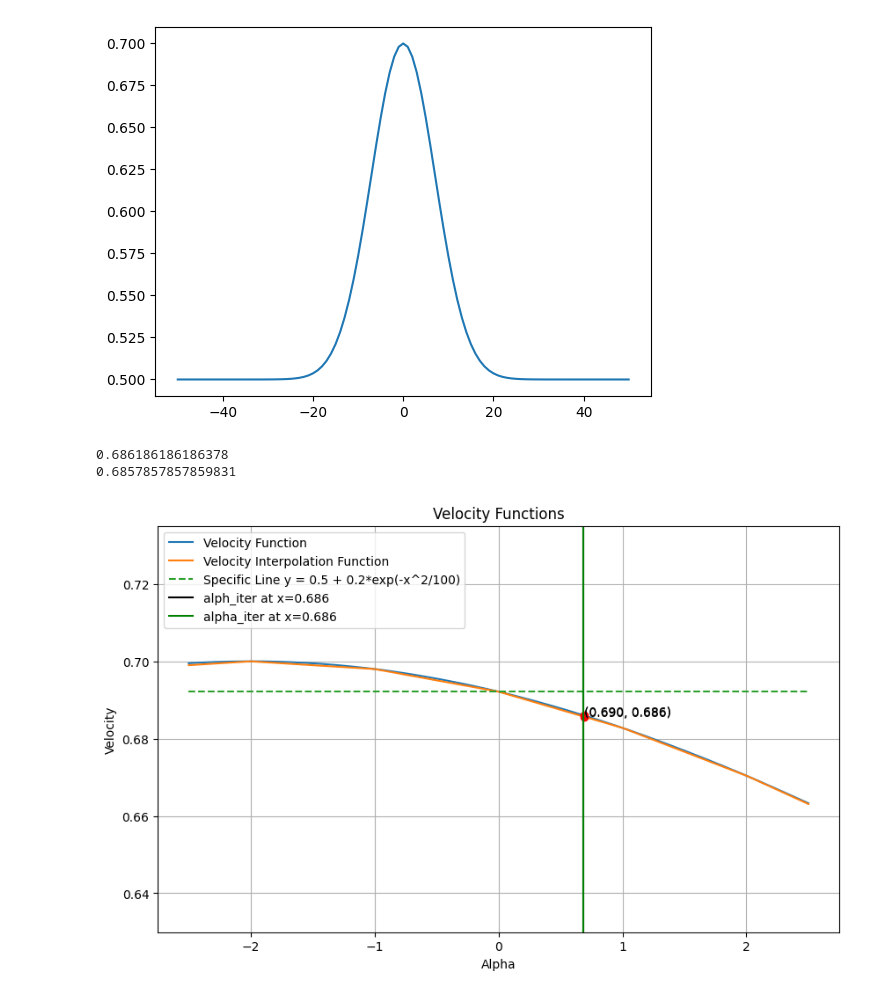
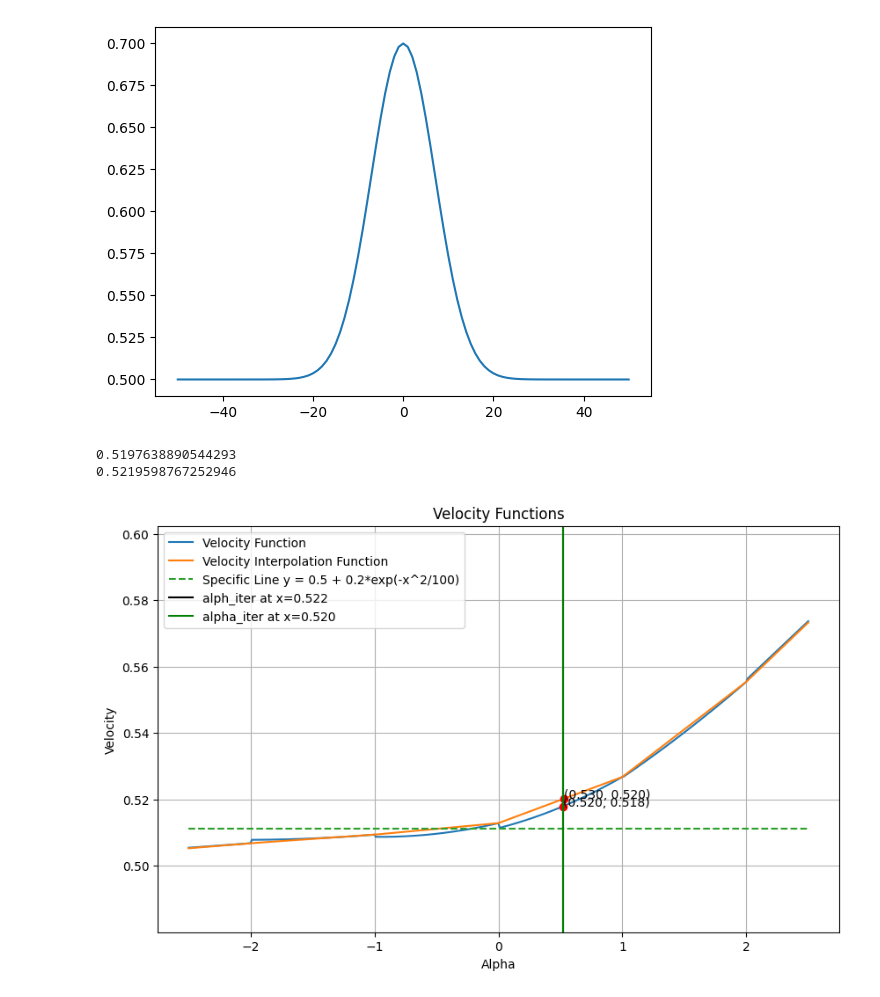
Before and after one commit to atharvanmahajan/Plasma-Physics-Internship, a Jupyter notebook: 1d_rancic_burger.ipynb, the cells around one changed output. Saved outputs shown, nothing was run; the diff lists cells and outputs as text; code cells hidden in the pictures.

Commit message:
Rewrote logic for rancic, implemented dx and dt step sizes and iterative alpha finding algorithm

```diff
--- a/1d_rancic_burger.ipynb
+++ b/1d_rancic_burger.ipynb
@@ -144,11 +144,11 @@ plt.show()
 # %%
 alpha = [a*0.01 for a in range(-250, 251)]
 function_1, function_2 = [], []
-x = (len(x_coordinates)-1)/2 - 2
-t = 0
+x = (len(x_coordinates)-1)/2 + 17
+t = 14
 for a in alpha:
-    function_1.append(velocity_function(x - a, grid[t, :]))
-    function_2.append(vel_function(x - a, grid[t, :]))
+    function_1.append(velocity_function(x - a, three_step_vel(grid[t-1, :], grid[t-2, :], grid[t-3, :])))
+    function_2.append(vel_function(x - a, three_step_vel(grid[t-1, :], grid[t-2, :], grid[t-3, :])))
 
 plt.figure(figsize=(10, 6))  # Adjust figure size if needed
 plt.plot(alpha, function_1, label="Velocity Function")
@@ -161,33 +161,33 @@ for i in range(1, len(alpha)):
         plt.text(alpha[i], function_1[i], f'({alpha[i]:.3f}, {function_1[i]:.3f})')  # Label intersection point
     if (function_2[i-1] - alpha[i-1]) * (function_2[i] - alpha[i]) <= 0:
         plt.plot(alpha[i], function_2[i], 'ro')  # Mark intersection on graph
         plt.text(alpha[i], function_2[i], f'({alpha[i]:.3f}, {function_2[i]:.3f})')  # Label intersection point
 
 min_val = min(min(function_1), min(function_2))
 max_val = max(max(function_1), max(function_2))
 plt.ylim(bottom=min_val * 0.95, top=max_val * 1.05)
 
 # Plotting the specific line as per the instruction
 y_line = [0.5 + 0.2*np.exp(-(x-50)**2/100) for a in alpha]
 plt.plot(alpha, y_line, label="Specific Line y = 0.5 + 0.2*exp(-x^2/100)", linestyle='--')
 
 # Plotting vertical lines
 x_value_alph_iter = alph_iter(grid[t, :])[int(x)]
 plt.axvline(x=x_value_alph_iter, color='k', linestyle='-', label=f'alph_iter at x={x_value_alph_iter:.3f}')
 x_value_alpha_iter = alpha_iter(grid[t, :])[int(x)]
 plt.axvline(x=x_value_alpha_iter, color='g', linestyle='-', label=f'alpha_iter at x={x_value_alpha_iter:.3f}')
 print(x_value_alpha_iter)
 print(x_value_alph_iter)
 
 plt.gca().yaxis.set_major_formatter(plt.FormatStrFormatter('%.2f'))
 
 plt.xlabel('Alpha')
 plt.ylabel('Velocity')
 plt.title('Velocity Functions')
 plt.legend()
 plt.grid(True)
 plt.show()
 # %% [output]
-0.686186186186378
-0.6857857857859831
+0.5197638890544293
+0.5219598767252946
-[figure, old version]
+[figure, new version]
```
Also changed, not shown: parts of 3 cells of this notebook, 5 other files.
